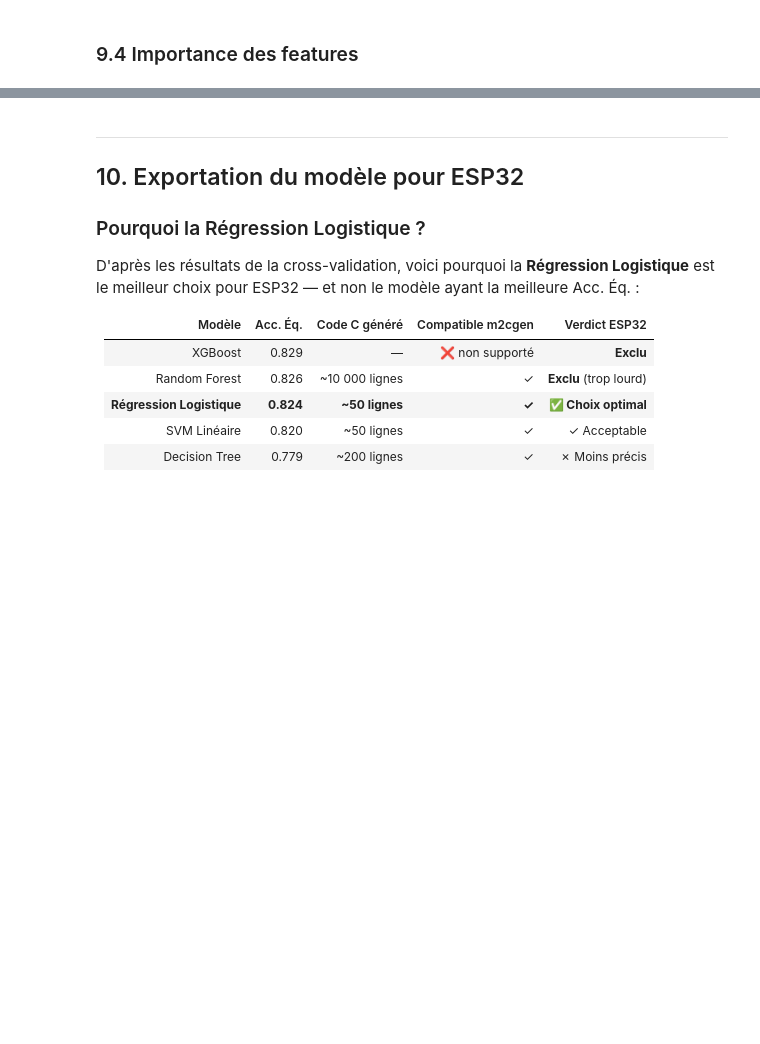
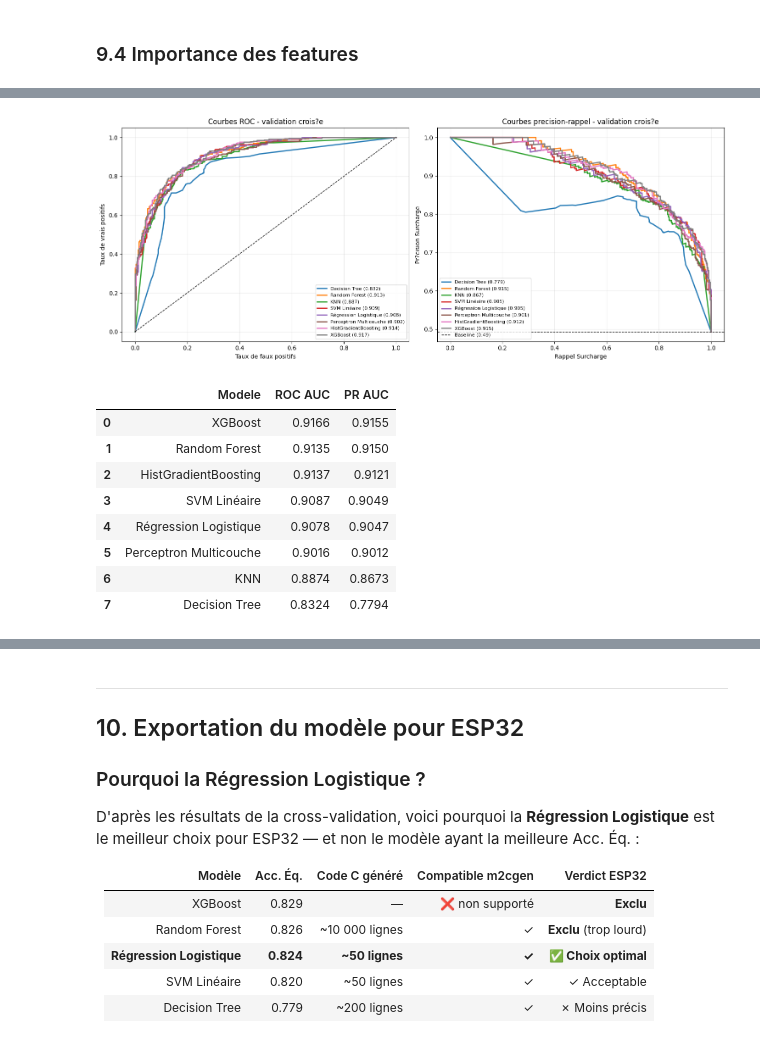
Before and after one commit to Jinzo03/MachineLearning_PFA, a Jupyter notebook: dataset jloud/DC_Motor_Real_Dataset_Notebook.ipynb, the cells around one changed output, grey strips where cells are left out. Drawn from its saved outputs; the diff is of its cells as text; code cells hidden in the pictures; blank space fills up the shorter version.

```diff
--- a/dataset jloud/DC_Motor_Real_Dataset_Notebook.ipynb
+++ b/dataset jloud/DC_Motor_Real_Dataset_Notebook.ipynb
@@ -622,7 +802,8 @@ if XGBOOST_AVAILABLE:
         random_state=42, n_estimators=100,
         eval_metric="logloss", verbosity=0,
         max_depth=5, learning_rate=0.1,
-        scale_pos_weight=pos_weight)
+        scale_pos_weight=pos_weight,
+        n_jobs=1)
 
 print(f"  {len(models_config)} modèles configurés")
 print(f"  scale_pos_weight (XGBoost) : {pos_weight:.2f}")
@@ -633,6 +814,7 @@ print(f"  scale_pos_weight (XGBoost) : {pos_weight:.2f}")
 ### 8.2 Cross-validation 5 plis
 # %%
 cv5     = StratifiedKFold(n_splits=5, shuffle=True, random_state=42)
+CV_N_JOBS = 1  # Plus robuste sous Windows/Jupyter; dataset assez petit pour rester rapide.
 results = {}
 
 for name, model in models_config.items():
@@ -641,7 +823,7 @@ for name, model in models_config.items():
     print(f"{'='*62}")
     t0     = time.time()
 
-    y_cv   = cross_val_predict(model, X_sc, y, cv=cv5, n_jobs=-1)
+    y_cv   = cross_val_predict(model, X_sc, y, cv=cv5, n_jobs=CV_N_JOBS)
     elapsed = time.time() - t0
 
     acc     = accuracy_score(y, y_cv)
@@ -829,0 +1016,59 @@ if tree_models:
+# %%
+from sklearn.metrics import roc_curve, precision_recall_curve, roc_auc_score, average_precision_score
+
+score_results = {}
+fig, axes = plt.subplots(1, 2, figsize=(15, 6))
+
+for name, model in models_config.items():
+    try:
+        if hasattr(model, "predict_proba"):
+            scores = cross_val_predict(model, X_sc, y, cv=cv5, method="predict_proba", n_jobs=CV_N_JOBS)[:, 1]
+        else:
+            scores = cross_val_predict(model, X_sc, y, cv=cv5, method="decision_function", n_jobs=CV_N_JOBS)
+    except Exception as exc:
+        print(f"{name}: score continu indisponible ({exc})")
+        continue
+
+    fpr, tpr, _ = roc_curve(y, scores)
+    precision, recall, _ = precision_recall_curve(y, scores)
+    roc_auc = roc_auc_score(y, scores)
+    pr_auc = average_precision_score(y, scores)
+    score_results[name] = {"ROC AUC": roc_auc, "PR AUC": pr_auc}
+
+    axes[0].plot(fpr, tpr, linewidth=2, label=f"{name} ({roc_auc:.3f})")
+    axes[1].plot(recall, precision, linewidth=2, label=f"{name} ({pr_auc:.3f})")
+
+axes[0].plot([0, 1], [0, 1], "k--", linewidth=1)
+axes[0].set_title("Courbes ROC - validation crois?e")
+axes[0].set_xlabel("Taux de faux positifs")
+axes[0].set_ylabel("Taux de vrais positifs")
+axes[0].legend(fontsize=8)
+axes[0].grid(alpha=0.25)
+
+baseline = np.mean(y == 1)
+axes[1].axhline(baseline, color="black", linestyle="--", linewidth=1, label=f"Baseline ({baseline:.2f})")
+axes[1].set_title("Courbes precision-rappel - validation crois?e")
+axes[1].set_xlabel("Rappel Surcharge")
+axes[1].set_ylabel("Pr?cision Surcharge")
+axes[1].legend(fontsize=8)
+axes[1].grid(alpha=0.25)
+
+plt.tight_layout()
+plt.show()
+
+score_comparison = (pd.DataFrame(score_results).T
+                    .sort_values("PR AUC", ascending=False)
+                    .reset_index()
+                    .rename(columns={"index": "Modele"}))
+display(score_comparison.round(4))
+# %% [output]
+[figure, added]
+|  | Modele | ROC AUC | PR AUC |
+| 0 | XGBoost | 0.9166 | 0.9155 |
+| 1 | Random Forest | 0.9135 | 0.9150 |
+| 2 | HistGradientBoosting | 0.9137 | 0.9121 |
+| 3 | SVM Linéaire | 0.9087 | 0.9049 |
+| 4 | Régression Logistique | 0.9078 | 0.9047 |
+| 5 | Perceptron Multicouche | 0.9016 | 0.9012 |
+| 6 | KNN | 0.8874 | 0.8673 |
+| 7 | Decision Tree | 0.8324 | 0.7794 |
```
Also changed, not shown: parts of 13 cells of this notebook, 2 other files.
